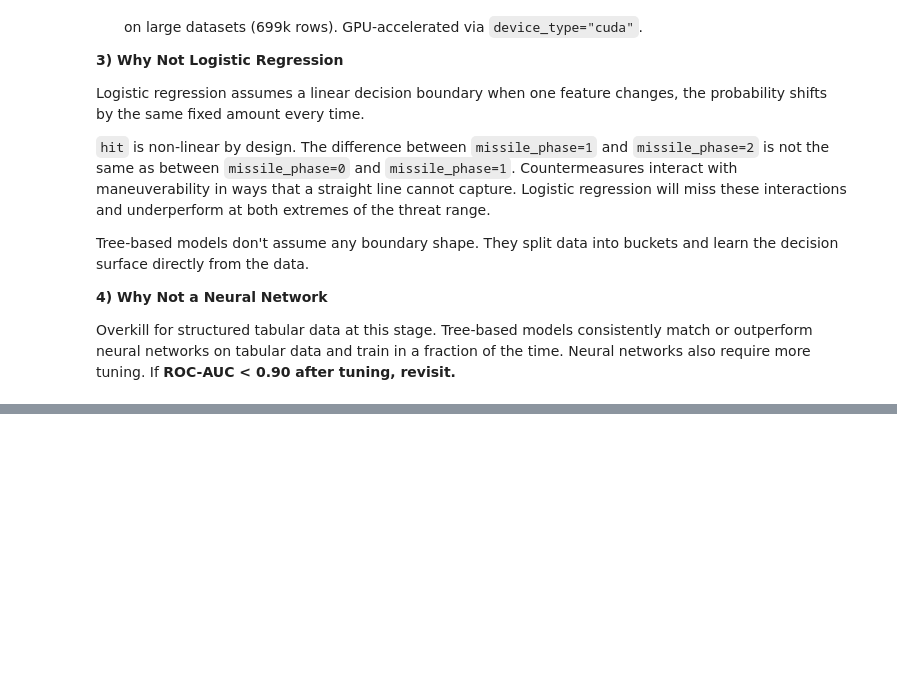
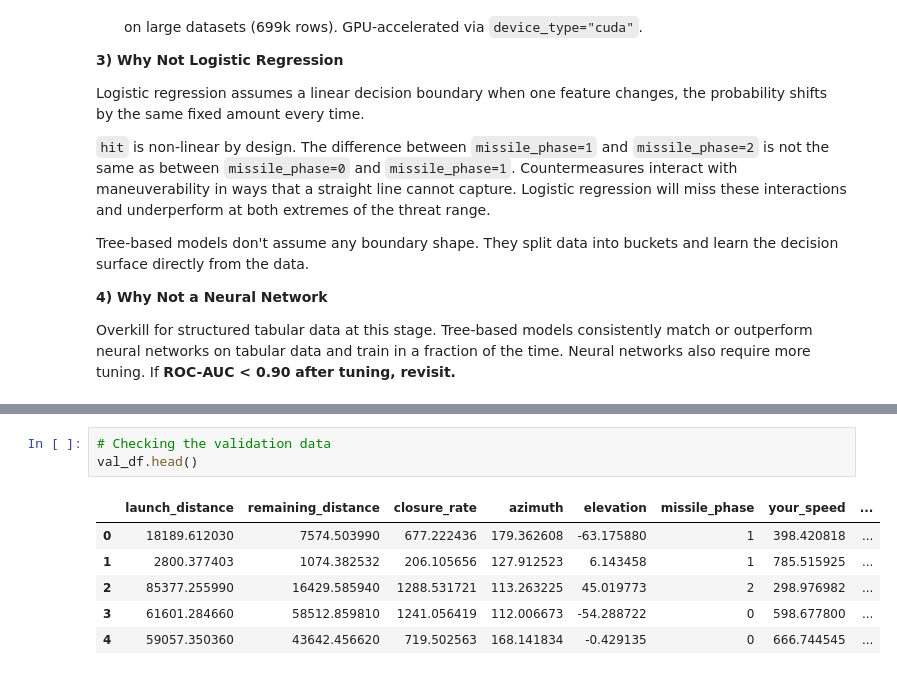
Before and after one commit to Eakempreet/ATAS_Project, a Jupyter notebook: notebooks/03_hit_classifier/03_hit_classifier.ipynb, the cells around one changed output, grey strips where cells are left out. Drawn from its saved outputs; the diff is of its cells as text; blank space fills up the shorter version.

```diff
--- a/notebooks/03_hit_classifier/03_hit_classifier.ipynb
+++ b/notebooks/03_hit_classifier/03_hit_classifier.ipynb
@@ -800,0 +1059,10 @@ Overkill for structured tabular data at this stage. Tree-based models consistent
+# %%
+# Checking the validation data
+val_df.head()
+# %% [output]
+|  | launch_distance | remaining_distance | closure_rate | azimuth | elevation | missile_phase | your_speed | ... |
+| 0 | 18189.612030 | 7574.503990 | 677.222436 | 179.362608 | -63.175880 | 1 | 398.420818 | ... |
+| 1 | 2800.377403 | 1074.382532 | 206.105656 | 127.912523 | 6.143458 | 1 | 785.515925 | ... |
+| 2 | 85377.255990 | 16429.585940 | 1288.531721 | 113.263225 | 45.019773 | 2 | 298.976982 | ... |
+| 3 | 61601.284660 | 58512.859810 | 1241.056419 | 112.006673 | -54.288722 | 0 | 598.677800 | ... |
+| 4 | 59057.350360 | 43642.456620 | 719.502563 | 168.141834 | -0.429135 | 0 | 666.744545 | ... |
```
Also changed, not shown: parts of 26 cells of this notebook.
